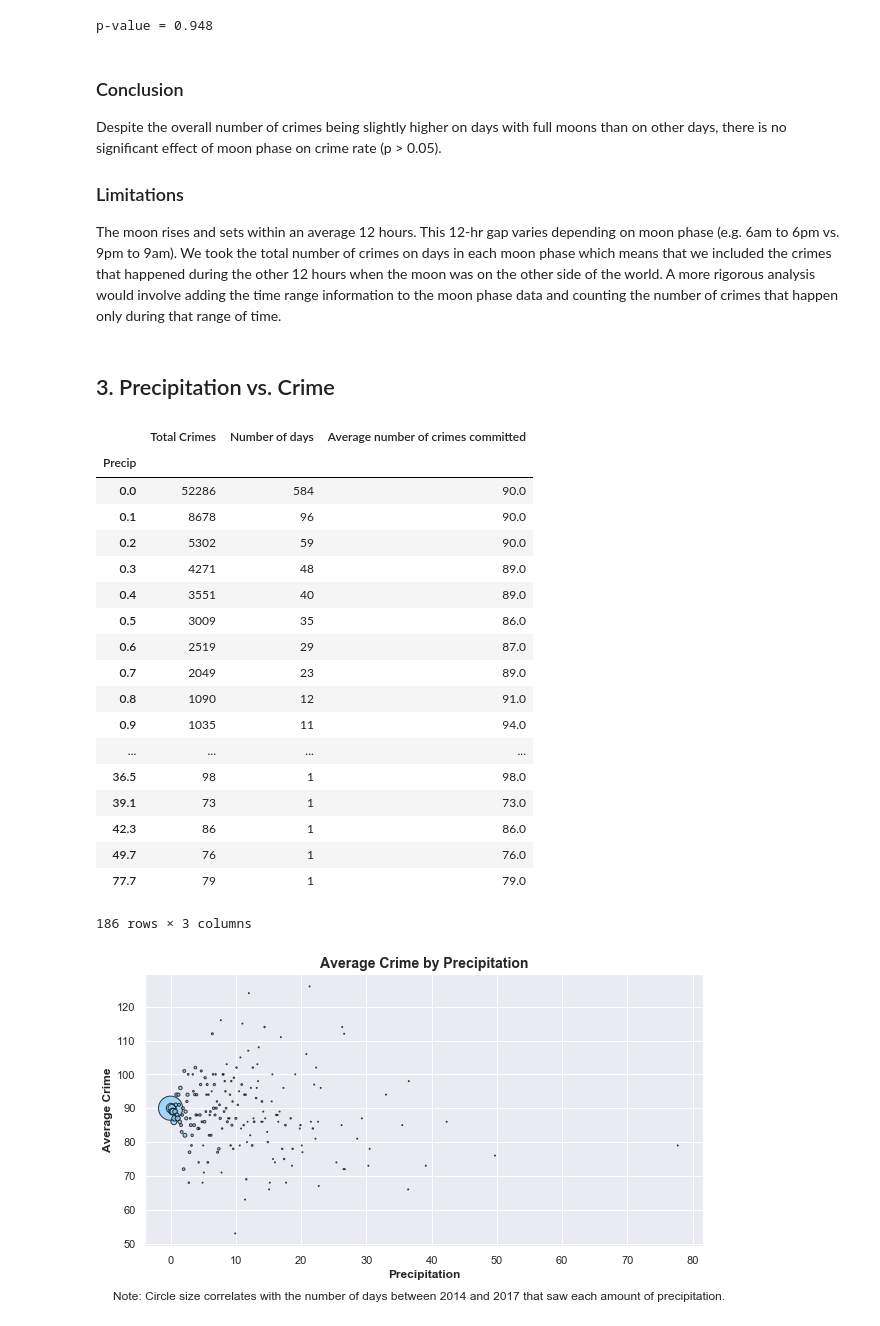
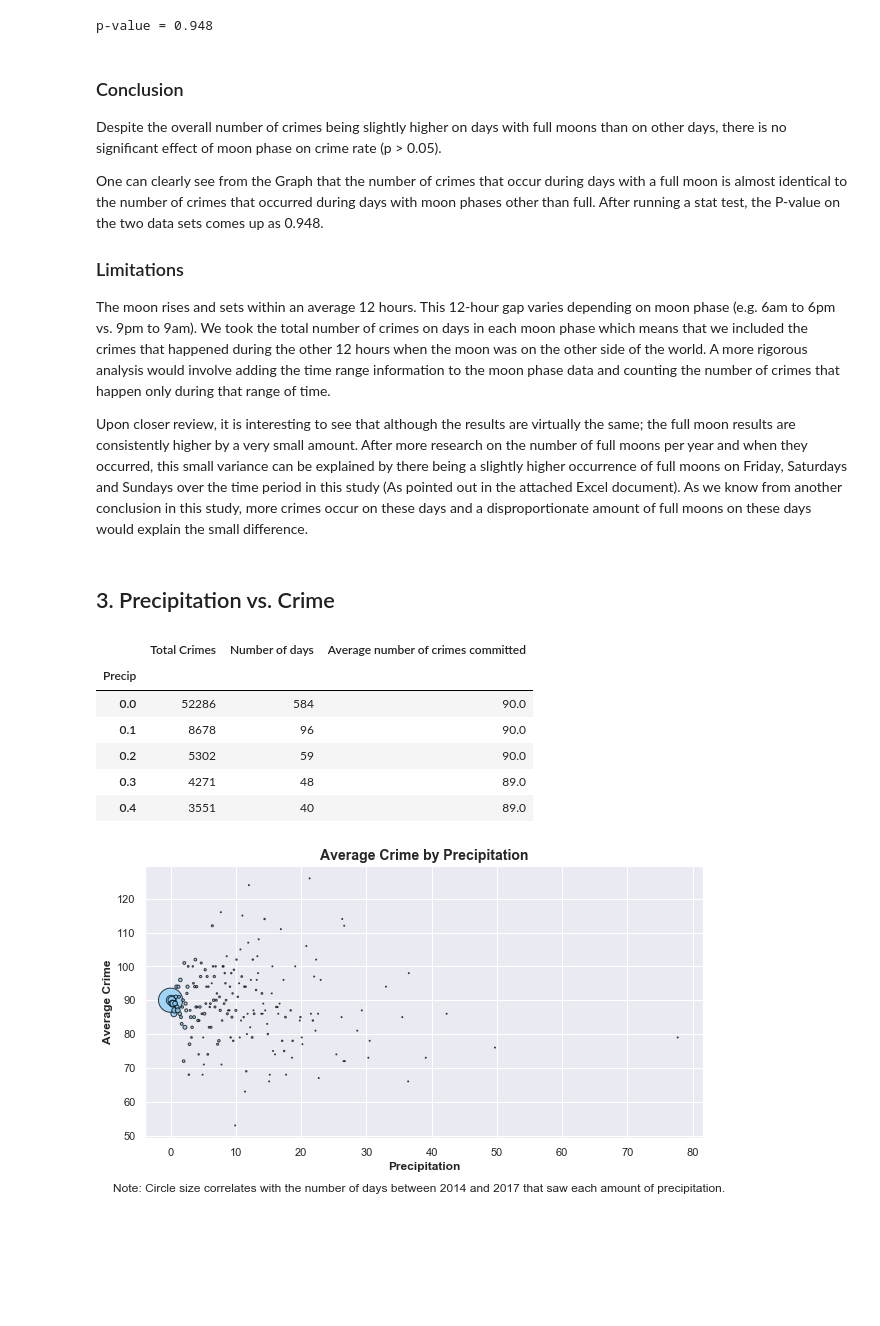
Before and after one commit to minnawoo/Whether-Weather-Drives-Crime, a Jupyter notebook: Whether Weather Drives Crime.ipynb, the cells around one changed output. Saved outputs shown, nothing was run; the diff lists cells and outputs as text; code cells hidden in the pictures; blank space fills up the shorter version.

Commit message:
Add gobind and tim conclusions and limitations

```diff
--- a/Whether Weather Drives Crime.ipynb
+++ b/Whether Weather Drives Crime.ipynb
@@ -538,37 +540,31 @@ p-value = 0.948
 ### Conclusion
 Despite the overall number of crimes being slightly higher on days with full moons than on other days, there is no significant effect of moon phase on crime rate (p > 0.05).
 
+One can clearly see from the Graph that the number of crimes that occur during days with a full moon is almost identical to the number of crimes that occurred during days with moon phases other than full. After running a stat test, the P-value on the two data sets comes up as 0.948.
+
 ### Limitations
-The moon rises and sets within an average 12 hours. This 12-hr gap varies depending on moon phase (e.g. 6am to 6pm vs. 9pm to 9am). We took the total number of crimes on days in each moon phase which means that we included the crimes that happened during the other 12 hours when the moon was on the other side of the world. A more rigorous analysis would involve adding the time range information to the moon phase data and counting the number of crimes that happen only during that range of time.
+The moon rises and sets within an average 12 hours. This 12-hour gap varies depending on moon phase (e.g. 6am to 6pm vs. 9pm to 9am). We took the total number of crimes on days in each moon phase which means that we included the crimes that happened during the other 12 hours when the moon was on the other side of the world. A more rigorous analysis would involve adding the time range information to the moon phase data and counting the number of crimes that happen only during that range of time.
+
+Upon closer review, it is interesting to see that although the results are virtually the same; the full moon results are consistently higher by a very small amount.  After more research on the number of full moons per year and when they occurred, this small variance can be explained by there being a slightly higher occurrence of full moons on Friday, Saturdays and Sundays over the time period in this study (As pointed out in the attached Excel document).  As we know from another conclusion in this study, more crimes occur on these days and a disproportionate amount of full moons on these days would explain the small difference.
 # %% [markdown]
 ## 3. Precipitation vs. Crime
 # %%
 # Create a dataframe for average number of crimes per day
 precipitation_df = pd.DataFrame({"Total Crimes": weather_crime_df.groupby("Precip")["Type"].count(),
                                  "Number of days": weather_df.groupby("Precip")["Date"].count(),
                                  "Average number of crimes committed": round(weather_crime_df.groupby("Precip")["Type"].count()/weather_df.groupby("Precip")["Date"].count())
                                 })
-precipitation_df
+
+# Preview Dataframe
+precipitation_df.head()
 # %% [output]
 |  | Total Crimes | Number of days | Average number of crimes committed |
 | Precip |  |  |  |
 | 0.0 | 52286 | 584 | 90.0 |
 | 0.1 | 8678 | 96 | 90.0 |
 | 0.2 | 5302 | 59 | 90.0 |
 | 0.3 | 4271 | 48 | 89.0 |
 | 0.4 | 3551 | 40 | 89.0 |
-| 0.5 | 3009 | 35 | 86.0 |
-| 0.6 | 2519 | 29 | 87.0 |
-| 0.7 | 2049 | 23 | 89.0 |
-| 0.8 | 1090 | 12 | 91.0 |
-| 0.9 | 1035 | 11 | 94.0 |
-| ... | ... | ... | ... |
-| 36.5 | 98 | 1 | 98.0 |
-| 39.1 | 73 | 1 | 73.0 |
-| 42.3 | 86 | 1 | 86.0 |
-| 49.7 | 76 | 1 | 76.0 |
-| 77.7 | 79 | 1 | 79.0 |
-186 rows × 3 columns
 # %%
 # Plot average precipitation vs. crime
 plt.figure(figsize = (10,5))
```
Also changed, not shown: parts of 5 cells of this notebook.
